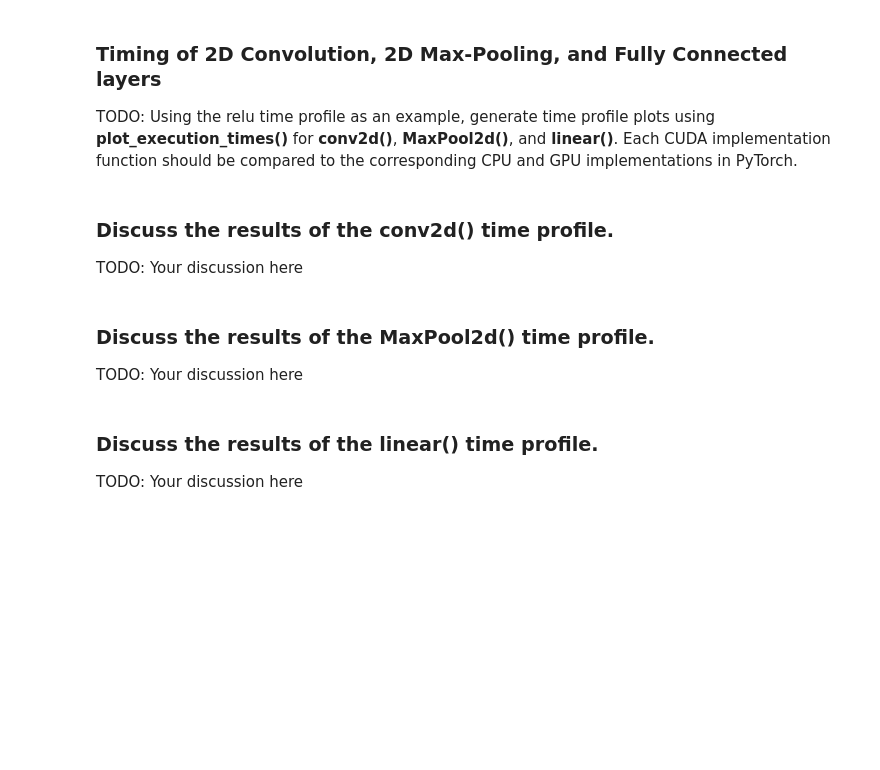
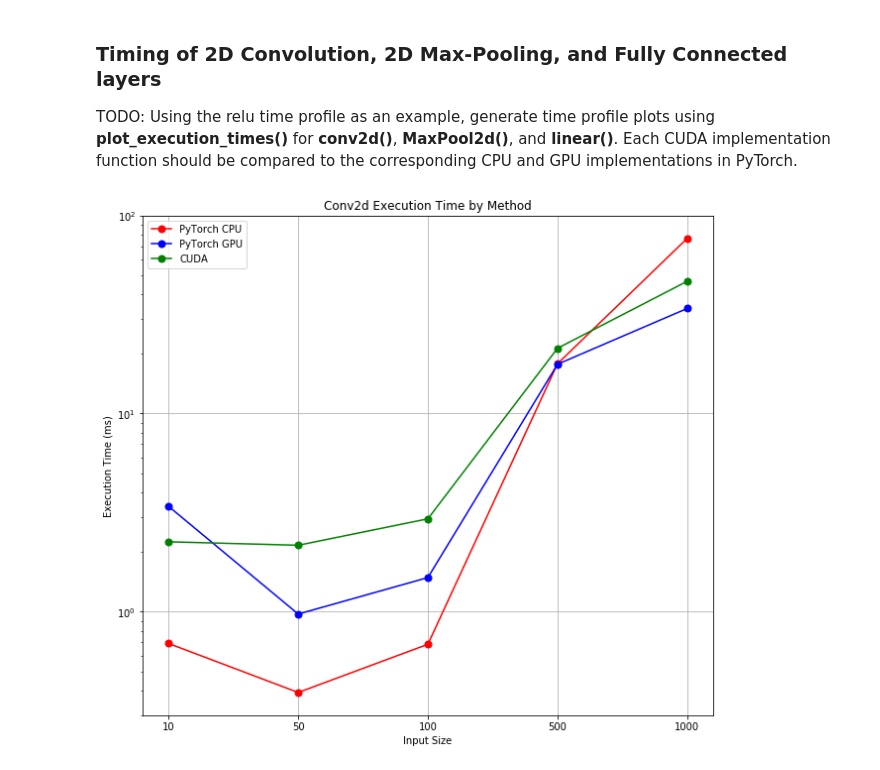
Before and after one commit to xs2445/22spring, a Jupyter notebook: 6692/hw4/KernelProfiling.ipynb, the cells around one changed output. Drawn from its saved outputs; the diff is of its cells as text; code cells hidden in the pictures; blank space fills up the shorter version.

```diff
--- a/6692/hw4/KernelProfiling.ipynb
+++ b/6692/hw4/KernelProfiling.ipynb
@@ -118,4 +129,0 @@ TODO: Using the relu time profile as an example, generate time profile plots usi
-# %% [markdown]
-### Discuss the results of the conv2d() time profile.
-
-TODO: Your discussion here
@@ -124,4 +129,0 @@ TODO: Your discussion here
-# %% [markdown]
-### Discuss the results of the MaxPool2d() time profile.
-
-TODO: Your discussion here
@@ -131,4 +130,63 @@ TODO: Your discussion here
-# %% [markdown]
-### Discuss the results of the linear() time profile.
-
-TODO: Your discussion here
+# %%
+# TODO: conv2d() time profile and plot. You may define any mask shape.
+
+# define timing lists
+time_pytorch_cpu = []
+time_pytorch_gpu = []
+time_cuda = []
+
+mask_size = 3
+
+for input_size in INPUT_SIZES:
+
+    time_pytorch_cpu_total = 0
+    time_pytorch_gpu_total = 0
+    time_cuda_total = 0
+
+    # average execution times for more stable and accurate results
+    for _ in range(iterations):
+
+        # define input array
+        input_array = np.random.rand(input_size, input_size)
+        mask = np.random.rand(mask_size, mask_size)
+
+        # define PyTorch input array
+        torch_input = torch.from_numpy(input_array).unsqueeze(dim=0).unsqueeze(dim=0)
+        torch_mask = torch.from_numpy(mask).unsqueeze(dim=0).unsqueeze(dim=0)
+
+        # profile CPU PyTorch
+        pytorch_cpu_start = time.time()
+        output_array_pytorch_cpu = F.conv2d(torch_input, torch_mask, padding='same')
+        pytorch_cpu_end = time.time()
+
+        # add pytorch CPU time to list
+        time_pytorch_cpu_total += (pytorch_cpu_end - pytorch_cpu_start) * 1000
+
+        # profile GPU PyTorch (including memory transfer)
+        pytorch_gpu_start = time.time()
+        torch_input_d = torch_input.to(device)
+        torch_mask_d = torch_mask.to(device)
+        output_array_pytorch_gpu = F.conv2d(torch_input_d, torch_mask_d, padding='same')
+        output_array_pytorch_gpu = output_array_pytorch_gpu.cpu()
+        pytorch_gpu_end = time.time()
+
+        # add pytorch GPU time to list
+        time_pytorch_gpu_total += (pytorch_gpu_end - pytorch_gpu_start) * 1000
+
+        # profile CUDA (including memory transfer)
+        cuda_start = time.time()
+        cuda_output = cuda_functions.conv2d(input_array, mask)
+        cuda_end = time.time()
+
+        # add CUDA time to list
+        time_cuda_total += (cuda_end - cuda_start) * 1000
+
+    time_pytorch_cpu.append(time_pytorch_cpu_total / iterations)
+    time_pytorch_gpu.append(time_pytorch_gpu_total / iterations)
+    time_cuda.append(time_cuda_total / iterations)
+
+# plot times
+title = "Conv2d Execution Time by Method"
+plot_execution_times(time_pytorch_cpu, time_pytorch_gpu, time_cuda, title)
+# %% [output]
+[figure, added]
```
Also changed, not shown: parts of 10 cells of this notebook, 6 other files.
